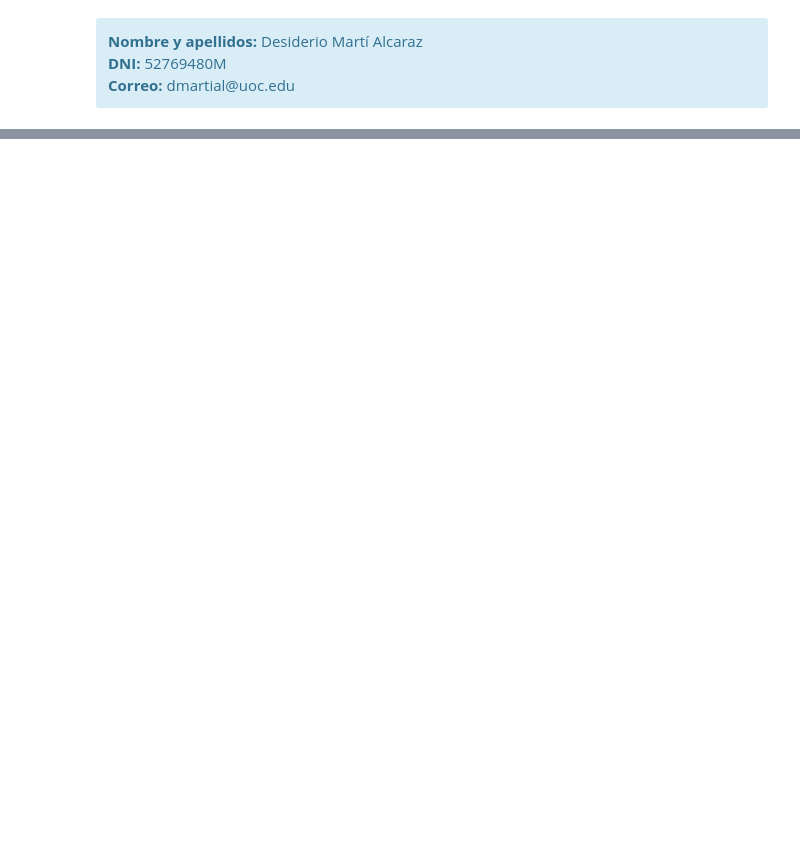
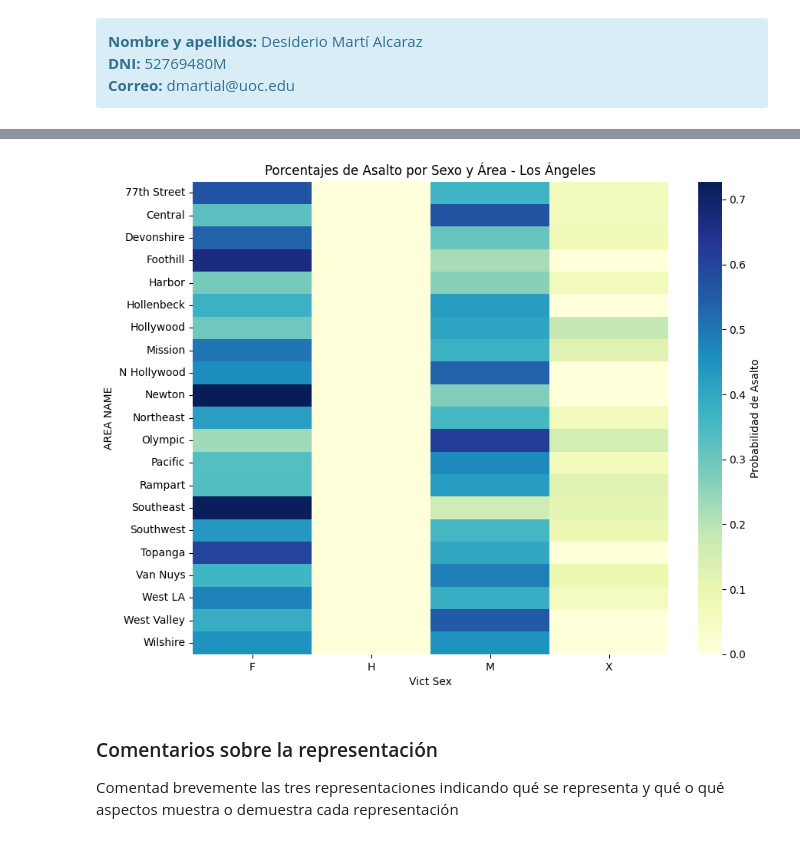
Before and after one commit to desimartiout/vd-pec2, a Jupyter notebook: vd-pec2-heatmap.ipynb, the cells around one changed output, grey strips where cells are left out. Saved outputs shown, nothing was run; the diff lists cells and outputs as text; code cells hidden in the pictures; blank space fills up the shorter version.

```diff
--- a/vd-pec2-heatmap.ipynb
+++ b/vd-pec2-heatmap.ipynb
@@ -658,0 +140,14 @@ R^2 train: 0.840, test: 0.163
+# %%
+probabilidad_asalto = df.groupby(['AREA NAME', 'Vict Sex']).size() / df.groupby('AREA NAME').size()
+probabilidad_asalto = probabilidad_asalto.unstack().fillna(0)
+
+plt.figure(figsize=(10, 8))
+sns.heatmap(probabilidad_asalto, cmap='YlGnBu', annot=False, cbar_kws={'label': 'Probabilidad de Asalto'})
+
+plt.title('Porcentajes de Asalto por Sexo y Área - Los Ángeles')
+plt.show()
+# %% [output]
+[figure, added]
+# %% [markdown]
+### Comentarios sobre la representación
+Comentad brevemente las tres representaciones indicando qué se representa y qué o qué aspectos muestra o demuestra cada representación
```
Also changed, not shown: parts of 71 cells of this notebook, 2 other files.
